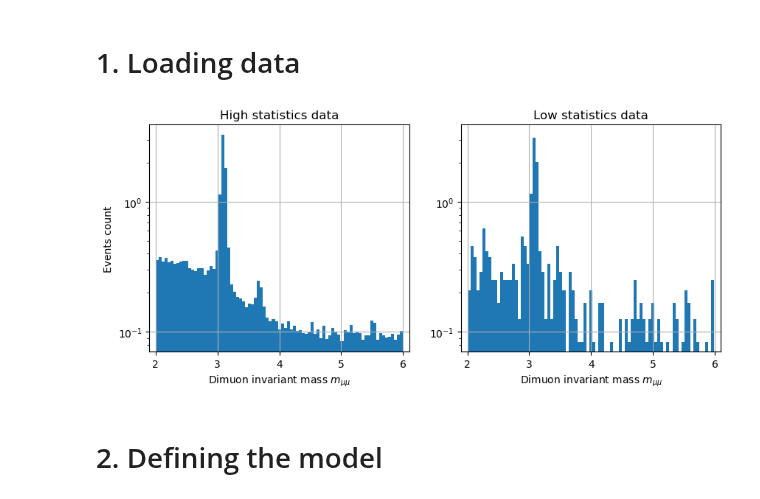
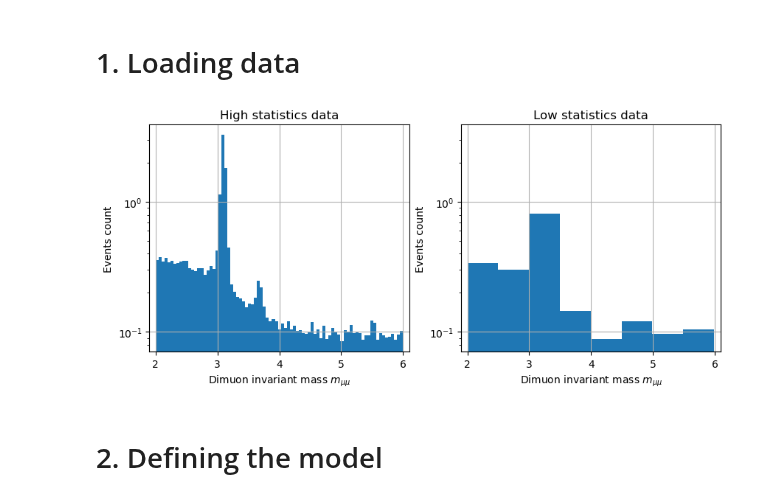
Before and after one commit to Matteo-Bellino/SMATEP_Project, a Jupyter notebook: Psi2S_RadanoBellino.ipynb, the cells around one changed output. Cells and saved outputs as stored; diff of their text form; code cells hidden in the pictures.

```diff
--- a/Psi2S_RadanoBellino.ipynb
+++ b/Psi2S_RadanoBellino.ipynb
@@ -24,33 +24,33 @@ with open('DataSet_lowstat.pkl', 'rb') as file:
 # %%
 # Plotting raw data
 normalize = True
 scale     = 'log'
 bin_num   = int(np.sqrt(len(data_HS))/2)
 
 fig, axes = plt.subplots(1,2, figsize=(10,4))
 
 ax = axes[0]
 ax.grid(1)
 ax.hist(data_HS, density=normalize, bins=bin_num)
 ax.set_title('High statistics data')
 ax.set_xlabel('Dimuon invariant mass $m_{\\mu\\mu}$') # Use double slash for latex command
 ax.set_ylabel('Events count')
 ax.set_xlim((1.9,6.1))
 ax.set_yscale(scale)
 ylim = ax.set_ylim()
 
 ax = axes[1]
 ax.grid(1)
-ax.hist(data_LS, density=normalize, bins=bin_num)
+ax.hist(data_LS, density=normalize, bins=int(bin_num/10))
 ax.set_title('Low statistics data')
 ax.set_xlabel('Dimuon invariant mass $m_{\\mu\\mu}$') # Use double slash for latex command
-#ax.set_ylabel('Events count')
+ax.set_ylabel('Events count')
 ax.set_xlim((1.9,6.1))
 ax.set_ylim(ylim)
 ax.set_yscale(scale)
 plt.show()
 # %% [output]
-[figure, old version]
+[figure, new version]
 # %% [markdown]
 # 2. Defining the model
 # %% [markdown]
```
Also changed, not shown: parts of 8 cells of this notebook.
